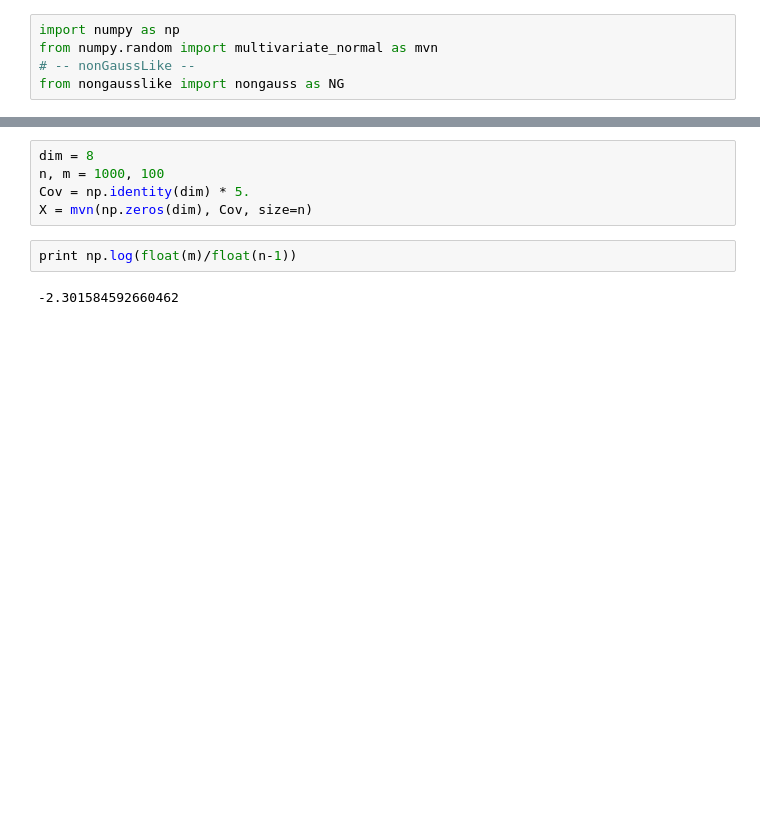
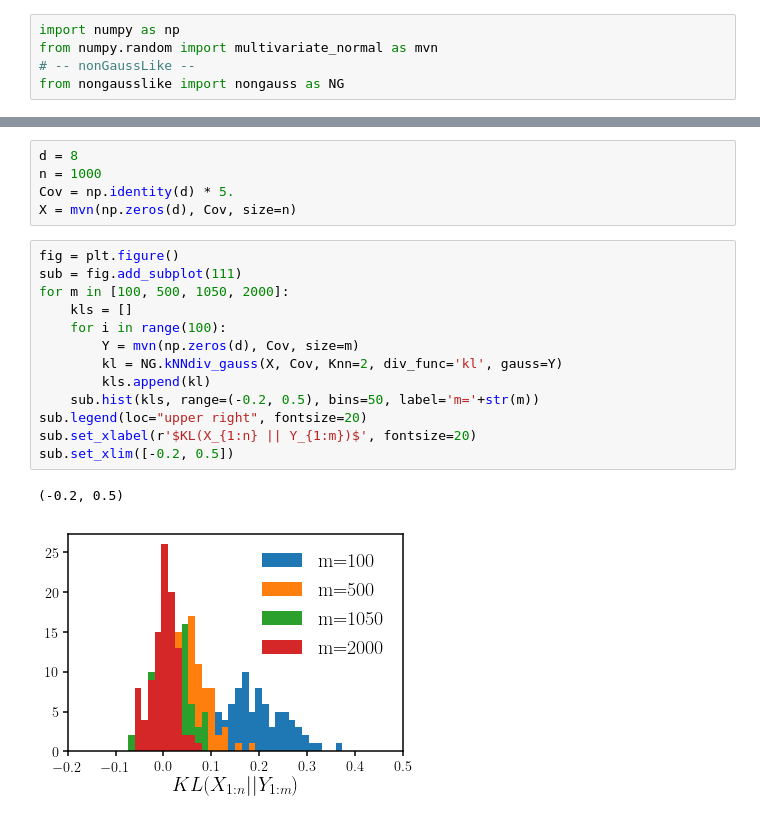
Before and after one commit to changhoonhahn/nonGaussLike, a Jupyter notebook: notebook/local_KL_negative.ipynb, the cells around one changed output, grey strips where cells are left out. Cells and saved outputs as stored; diff of their text form; blank space fills up the shorter version.

```diff
--- a/notebook/local_KL_negative.ipynb
+++ b/notebook/local_KL_negative.ipynb
@@ -24,9 +27,21 @@ $$KL(X_{1:n} || Y_{1:m})$$
 # %%
-dim = 8
-n, m = 1000, 100
-Cov = np.identity(dim) * 5.
-X = mvn(np.zeros(dim), Cov, size=n)
+d = 8
+n = 1000
+Cov = np.identity(d) * 5.
+X = mvn(np.zeros(d), Cov, size=n)
-# %%
-print np.log(float(m)/float(n-1))
-# %% [output]
--2.301584592660462
+# %%
+fig = plt.figure()
+sub = fig.add_subplot(111)
+for m in [100, 500, 1050, 2000]:
+    kls = []
+    for i in range(100):
+        Y = mvn(np.zeros(d), Cov, size=m)
+        kl = NG.kNNdiv_gauss(X, Cov, Knn=2, div_func='kl', gauss=Y)
+        kls.append(kl)
+    sub.hist(kls, range=(-0.2, 0.5), bins=50, label='m='+str(m))
+sub.legend(loc="upper right", fontsize=20)
+sub.set_xlabel(r'$KL(X_{1:n} || Y_{1:m})$', fontsize=20)
+sub.set_xlim([-0.2, 0.5])
+# %% [output]
+(-0.2, 0.5)
+[figure, added]
```
Also changed, not shown: parts of 21 cells of this notebook, 5 other files.
